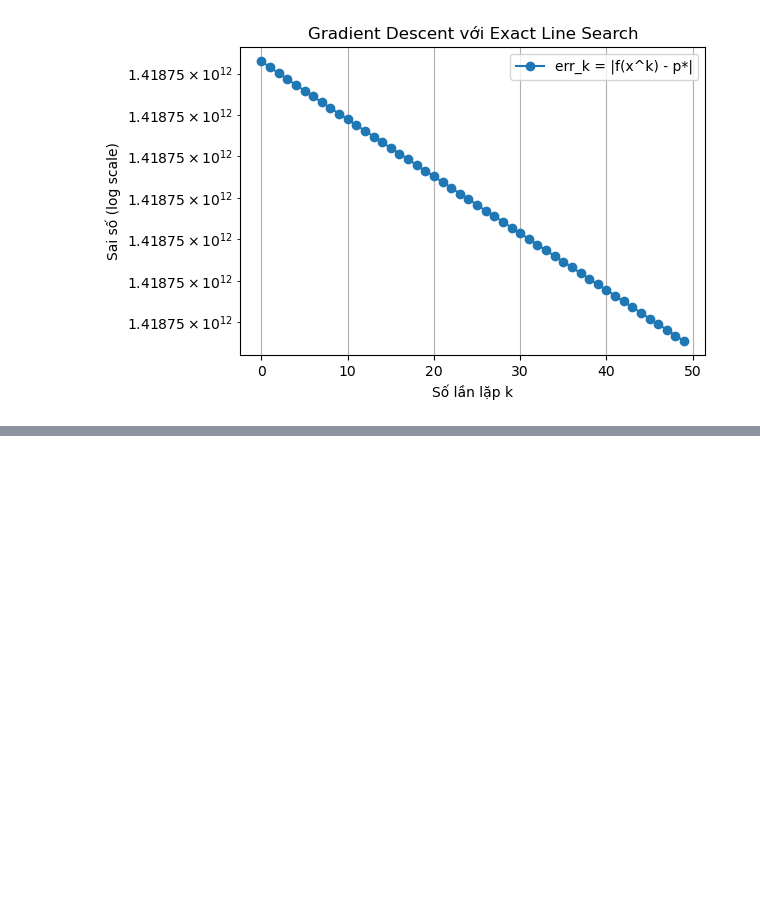
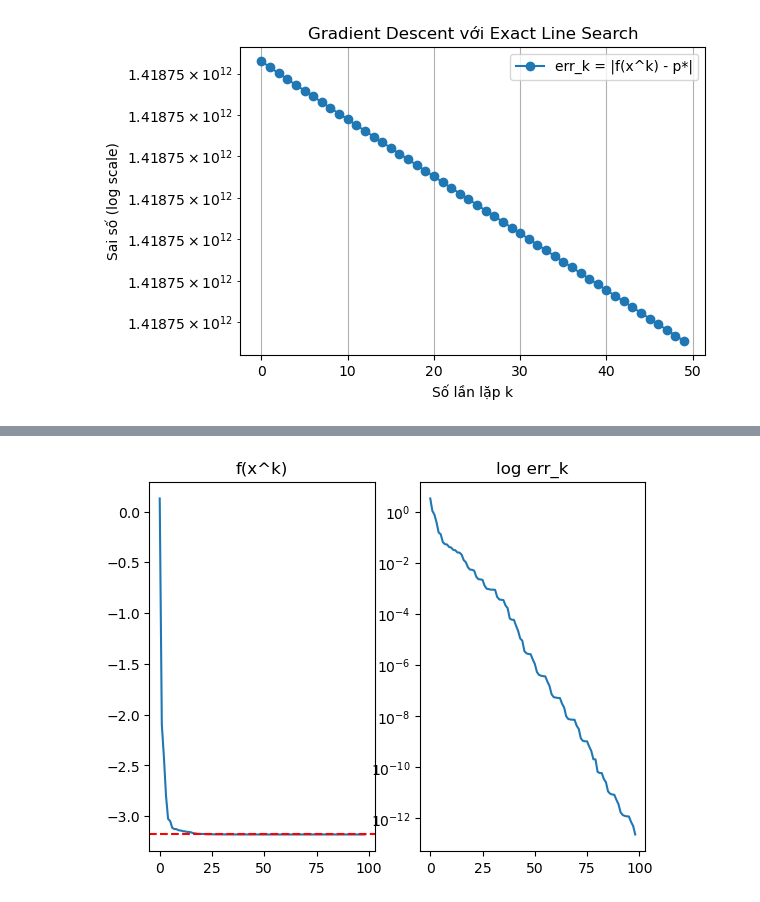
Before and after one commit to tranquocsang23715111/toiuuhoa2, a Jupyter notebook: onTap_gradient_descent.ipynb, the cells around one changed output, grey strips where cells are left out. Saved outputs shown, nothing was run; the diff lists cells and outputs as text; code cells hidden in the pictures; blank space fills up the shorter version.

```diff
--- a/onTap_gradient_descent.ipynb
+++ b/onTap_gradient_descent.ipynb
@@ -7,5 +11,5 @@ import cvxpy as cp
 # %%
-# câu 1:
+# câu 1: >= = geq
 import cvxpy as cp
 import numpy as np
 
@@ -19,10 +23,10 @@ b = np.array([45, 80, 900], dtype=float)
 c = np.array([-250000, -180000], dtype=float)  # vì minimize
 
 
-x = cp.Variable(2, nonneg=True)  # [x1, x2] >= 0
+x = cp.Variable(2)  # [x1, x2] >= 0
 
 objective = cp.Minimize(c @ x)       # minimize (-P)
-constraints = [A @ x <= b]           # Ax <= b
+constraints = [A @ x <= b,x>=0]           # Ax <= b
 
 problem = cp.Problem(objective, constraints)
 problem.solve()
@@ -201,3 +205,80 @@ plt.show()
 Điểm tối ưu x* = [-1.37160486e+11 -2.10027000e+11 -9.00115737e+10]
 Giá trị tối ưu p* = -1418753806617.13
 [figure]
+# %%
+import numpy as np
+from scipy.optimize import minimize
+
+# Dữ liệu (A: 4x3, b: 4x1, c: 3x1)
+A = np.array([[0, -2, -1, -2], [-1, 1, -3, 0], [1, -1, 2, -5]]).T
+b = np.array([3, -1, 3, 2])
+c = np.array([4, 11/4, 13/4])
+
+def f(x):
+    vals = b - A @ x
+    if np.any(vals <= 0): return np.inf
+    return np.dot(c, x) - np.sum(np.log(vals))
+
+def jac(x):
+    vals = b - A @ x
+    if np.any(vals <= 0): return np.zeros(3)
+    return c + A.T @ (1 / vals)
+
+def hess(x):
+    vals = b - A @ x
+    if np.any(vals <= 0): return np.eye(3) * 1e6
+    return A.T @ np.diag(1 / (vals**2)) @ A
+
+# Phần a: Chứng minh lồi (in ra)
+print("Phần A: f lồi vì ∇²f(x) = Σ (a_i a_i^T / (b_i - a_i^T x)^2) PSD (nửa xác định dương).")
+
+# Phần b: Tìm x*, p* bằng Newton-like (trust-exact)
+res = minimize(f, np.array([0.6, 0.5, 0.5]), method='trust-exact', jac=jac, hess=hess, tol=1e-10)
+x_star = res.x
+p_star = res.fun
+print("\nPhần B:")
+print(f"x* = [{x_star[0]:.6f}, {x_star[1]:.6f}, {x_star[2]:.6f}]")
+print(f"p* = f(x*) = {p_star:.6f}")
+
+# Phần c: GD với backtracking line search (gần exact, đảm bảo feasible)
+def backtracking_ls(x, g, rho=1e-4, beta=0.5):
+    alpha = 1.0
+    f_curr = f(x)
+    while True:
+        x_new = x - alpha * g
+        f_new = f(x_new)
+        if f_new < f_curr - rho * alpha * np.dot(g, g):
+            return alpha
+        alpha *= beta
+        if alpha < 1e-10: return 0
+
+x0_gd = np.array([1.0, 0.0, 0.0])  # Feasible x^(0)
+print("\nPhần C (x^(0) adjusted feasible):")
+print(f"x^(0) = {x0_gd}, f(x^(0)) = {f(x0_gd):.6f}")
+
+x = x0_gd.copy()
+fs, errs = [f(x)], [abs(p_star - fs[0])]
+k = 0
+while k < 200:
+    g = jac(x)
+    if np.linalg.norm(g) < 1e-6: break
+    alpha = backtracking_ls(x, g)
+    x -= alpha * g
+    f_new = f(x)
+    if f_new == np.inf: break
+    fs.append(f_new)
+    errs.append(abs(p_star - f_new))
+    k += 1
+    if k <= 5 or k % 10 == 0:
+        print(f"k={k}: f(x^(k))={f_new:.6f}, err_k={errs[-1]:.2e}, α_k={alpha:.4f}")
+
+print(f"x cuối ≈ [{x[0]:.6f}, {x[1]:.6f}, {x[2]:.6f}]")
+print(f"err cuối = {errs[-1]:.2e}")
+
+# Để vẽ đồ thị (thêm import matplotlib.pyplot as plt)
+fig, (ax1, ax2) = plt.subplots(1,2)
+ax1.plot(fs); ax1.axhline(p_star, ls='--', color='r'); ax1.set_title('f(x^k)')
+ax2.semilogy(errs); ax2.set_title('log err_k')
+plt.show()
+print("\nKết luận: GD hội tụ tuyến tính đến x*, tốc độ ~ O(κ) với κ=cond(Hessian). Self-concordant giúp nhanh gần tối ưu.")
+# %% [output]
@@ -203,0 +302 @@ Giá trị tối ưu p* = -1418753806617.13
+[figure, added]
```
Also changed, not shown: parts of 3 cells of this notebook, 1 other file.
